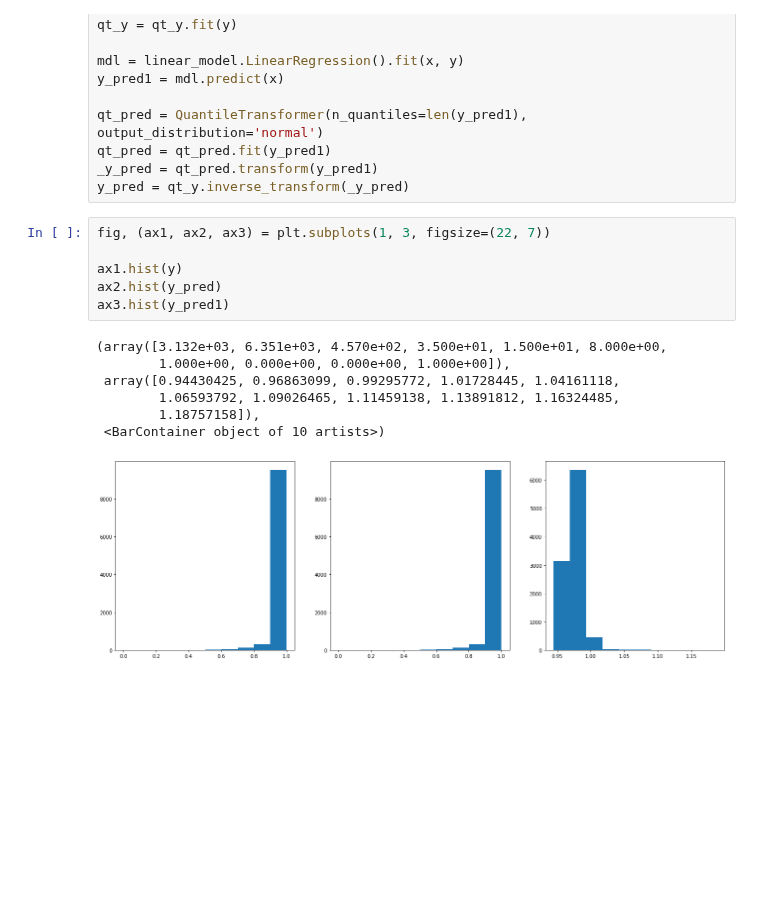
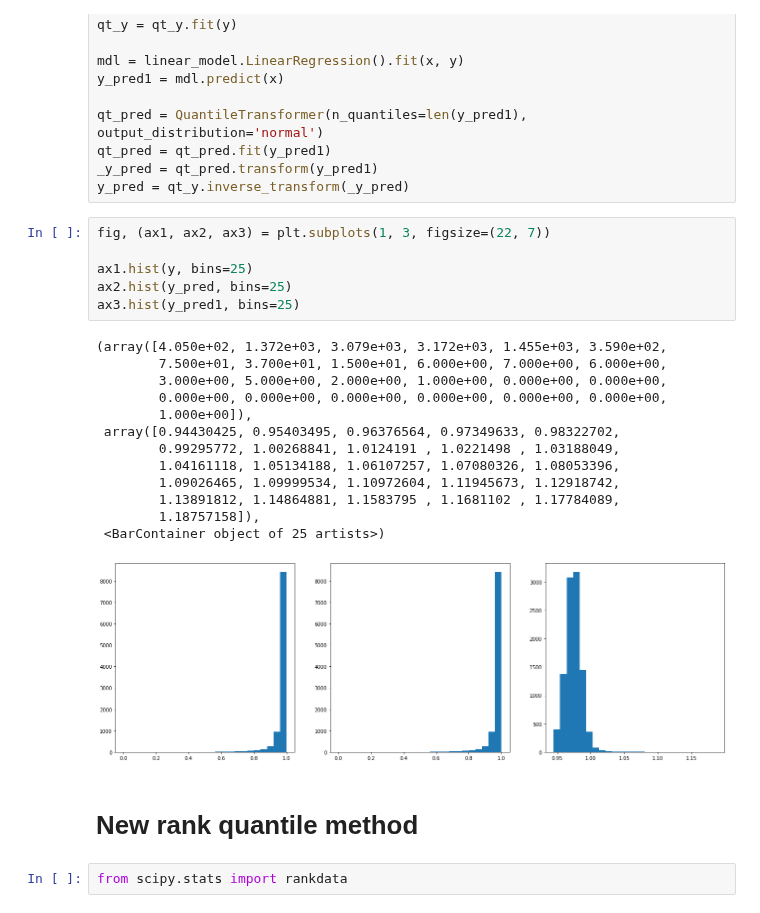
Before and after one commit to ismael-mendoza/nbody-relaxed, a Jupyter notebook: notebooks/current/mpeak_errs.ipynb, the cells around one changed output. Drawn from its saved outputs; the diff is of its cells as text; blank space fills up the shorter version.

```diff
--- a/notebooks/current/mpeak_errs.ipynb
+++ b/notebooks/current/mpeak_errs.ipynb
@@ -343,14 +371,24 @@ y_pred = qt_y.inverse_transform(_y_pred)
 # %%
 fig, (ax1, ax2, ax3) = plt.subplots(1, 3, figsize=(22, 7))
 
-ax1.hist(y)
-ax2.hist(y_pred)
-ax3.hist(y_pred1)
+ax1.hist(y, bins=25)
+ax2.hist(y_pred, bins=25)
+ax3.hist(y_pred1, bins=25)
 # %% [output]
-(array([3.132e+03, 6.351e+03, 4.570e+02, 3.500e+01, 1.500e+01, 8.000e+00,
-        1.000e+00, 0.000e+00, 0.000e+00, 1.000e+00]),
- array([0.94430425, 0.96863099, 0.99295772, 1.01728445, 1.04161118,
-        1.06593792, 1.09026465, 1.11459138, 1.13891812, 1.16324485,
+(array([4.050e+02, 1.372e+03, 3.079e+03, 3.172e+03, 1.455e+03, 3.590e+02,
+        7.500e+01, 3.700e+01, 1.500e+01, 6.000e+00, 7.000e+00, 6.000e+00,
+        3.000e+00, 5.000e+00, 2.000e+00, 1.000e+00, 0.000e+00, 0.000e+00,
+        0.000e+00, 0.000e+00, 0.000e+00, 0.000e+00, 0.000e+00, 0.000e+00,
+        1.000e+00]),
+ array([0.94430425, 0.95403495, 0.96376564, 0.97349633, 0.98322702,
+        0.99295772, 1.00268841, 1.0124191 , 1.0221498 , 1.03188049,
+        1.04161118, 1.05134188, 1.06107257, 1.07080326, 1.08053396,
+        1.09026465, 1.09999534, 1.10972604, 1.11945673, 1.12918742,
+        1.13891812, 1.14864881, 1.1583795 , 1.1681102 , 1.17784089,
         1.18757158]),
- <BarContainer object of 10 artists>)
+ <BarContainer object of 25 artists>)
-[figure, old version]
+[figure, new version]
+# %% [markdown]
+# New rank quantile method
+# %%
+from scipy.stats import rankdata
```
Also changed, not shown: parts of 14 cells of this notebook.
